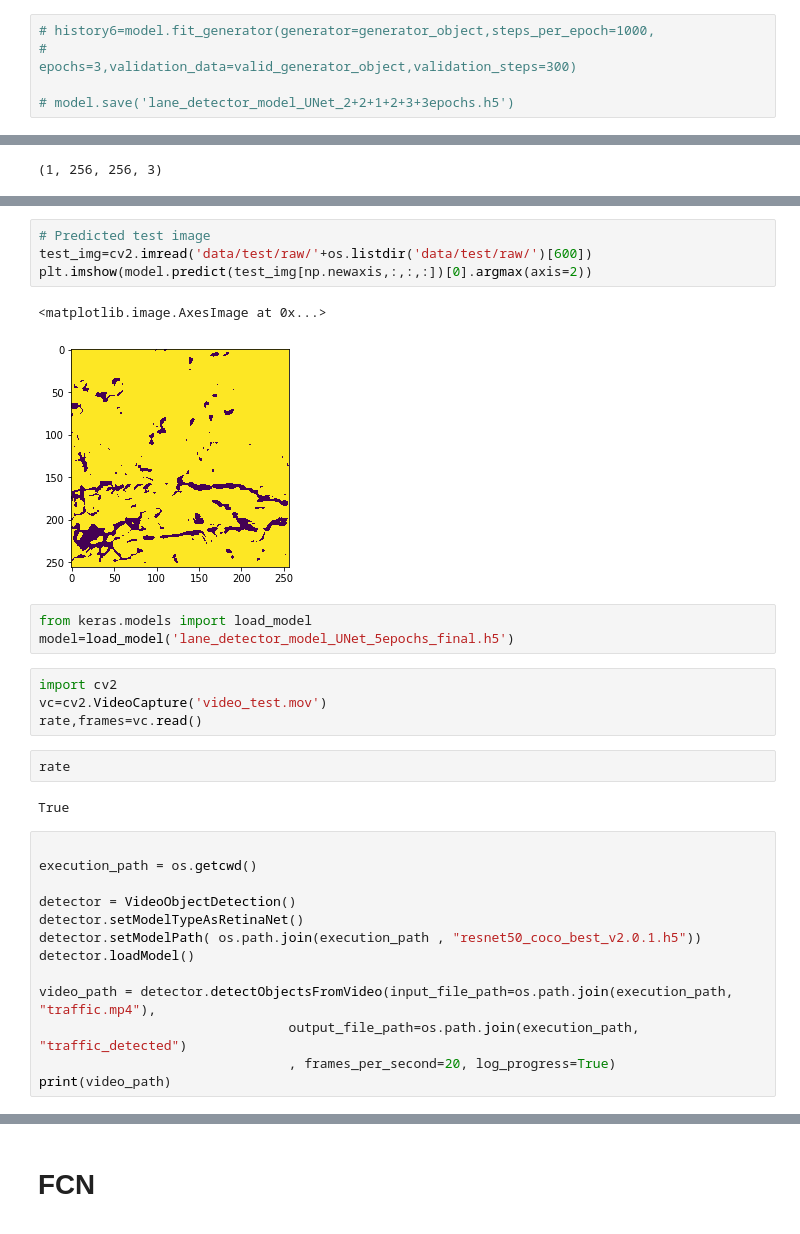
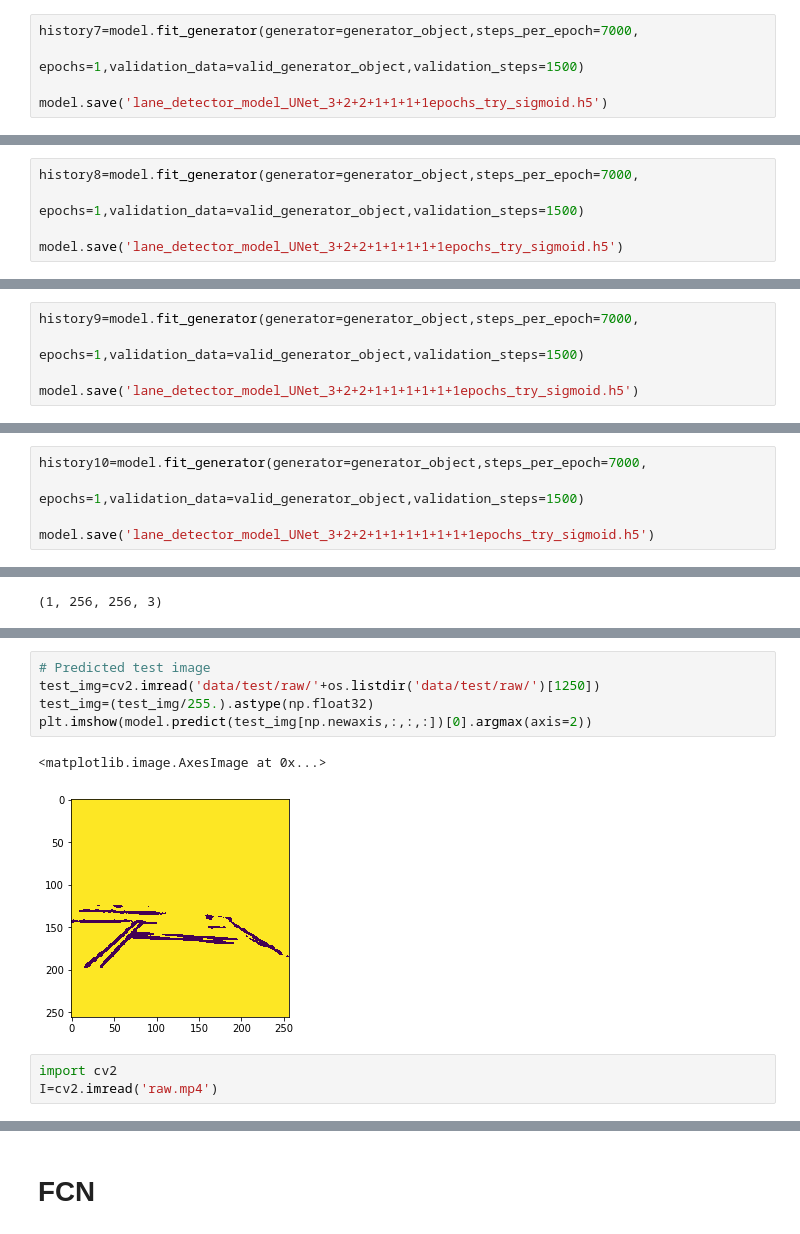
Before and after one commit to trived76/ECE1512-Homework3-LaneDetection, a Jupyter notebook: Lane_Detection.ipynb, the cells around one changed output, grey strips where cells are left out. Drawn from its saved outputs; the diff is of its cells as text.

Commit message:
UNet perfectly working; few more runs to go

```diff
--- a/Lane_Detection.ipynb
+++ b/Lane_Detection.ipynb
@@ -770,5 +790,5 @@ Epoch 5/5
 # %%
-# history6=model.fit_generator(generator=generator_object,steps_per_epoch=1000,
-#                              epochs=3,validation_data=valid_generator_object,validation_steps=300)
+history7=model.fit_generator(generator=generator_object,steps_per_epoch=7000,
+                             epochs=1,validation_data=valid_generator_object,validation_steps=1500)
 
-# model.save('lane_detector_model_UNet_2+2+1+2+3+3epochs.h5')
+model.save('lane_detector_model_UNet_3+2+2+1+1+1+1epochs_try_sigmoid.h5')
@@ -774,0 +798,5 @@ Epoch 5/5
+# %%
+history8=model.fit_generator(generator=generator_object,steps_per_epoch=7000,
+                             epochs=1,validation_data=valid_generator_object,validation_steps=1500)
+
+model.save('lane_detector_model_UNet_3+2+2+1+1+1+1+1epochs_try_sigmoid.h5')
@@ -774,0 +806,5 @@ Epoch 5/5
+# %%
+history9=model.fit_generator(generator=generator_object,steps_per_epoch=7000,
+                             epochs=1,validation_data=valid_generator_object,validation_steps=1500)
+
+model.save('lane_detector_model_UNet_3+2+2+1+1+1+1+1+1epochs_try_sigmoid.h5')
@@ -775,3 +813,8 @@ Epoch 5/5
+# %%
+history10=model.fit_generator(generator=generator_object,steps_per_epoch=7000,
+                             epochs=1,validation_data=valid_generator_object,validation_steps=1500)
+
+model.save('lane_detector_model_UNet_3+2+2+1+1+1+1+1+1+1epochs_try_sigmoid.h5')
 # %%
 # Prediction from the trained model
 # %%
@@ -829,31 +878,11 @@ plt.imshow(cv2.imread('data/test/raw/'+os.listdir('data/test/raw/')[600]))
 # %%
 # Predicted test image
-test_img=cv2.imread('data/test/raw/'+os.listdir('data/test/raw/')[600])
+test_img=cv2.imread('data/test/raw/'+os.listdir('data/test/raw/')[1250])
+test_img=(test_img/255.).astype(np.float32)
 plt.imshow(model.predict(test_img[np.newaxis,:,:,:])[0].argmax(axis=2))
 # %% [output]
 <matplotlib.image.AxesImage at 0x...>
-[figure, old version]
+[figure, new version]
-# %%
-from keras.models import load_model
-model=load_model('lane_detector_model_UNet_5epochs_final.h5')
-# %%
-import cv2
-vc=cv2.VideoCapture('video_test.mov')
-rate,frames=vc.read()
-# %%
-rate
-# %% [output]
-True
-# %%
-
-execution_path = os.getcwd()
-
-detector = VideoObjectDetection()
-detector.setModelTypeAsRetinaNet()
-detector.setModelPath( os.path.join(execution_path , "resnet50_coco_best_v2.0.1.h5"))
-detector.loadModel()
-
-video_path = detector.detectObjectsFromVideo(input_file_path=os.path.join(execution_path, "traffic.mp4"),
-                                output_file_path=os.path.join(execution_path, "traffic_detected")
-                                , frames_per_second=20, log_progress=True)
-print(video_path)
+# %%
+import cv2
+I=cv2.imread('raw.mp4')
```
Also changed, not shown: parts of 26 cells of this notebook.
